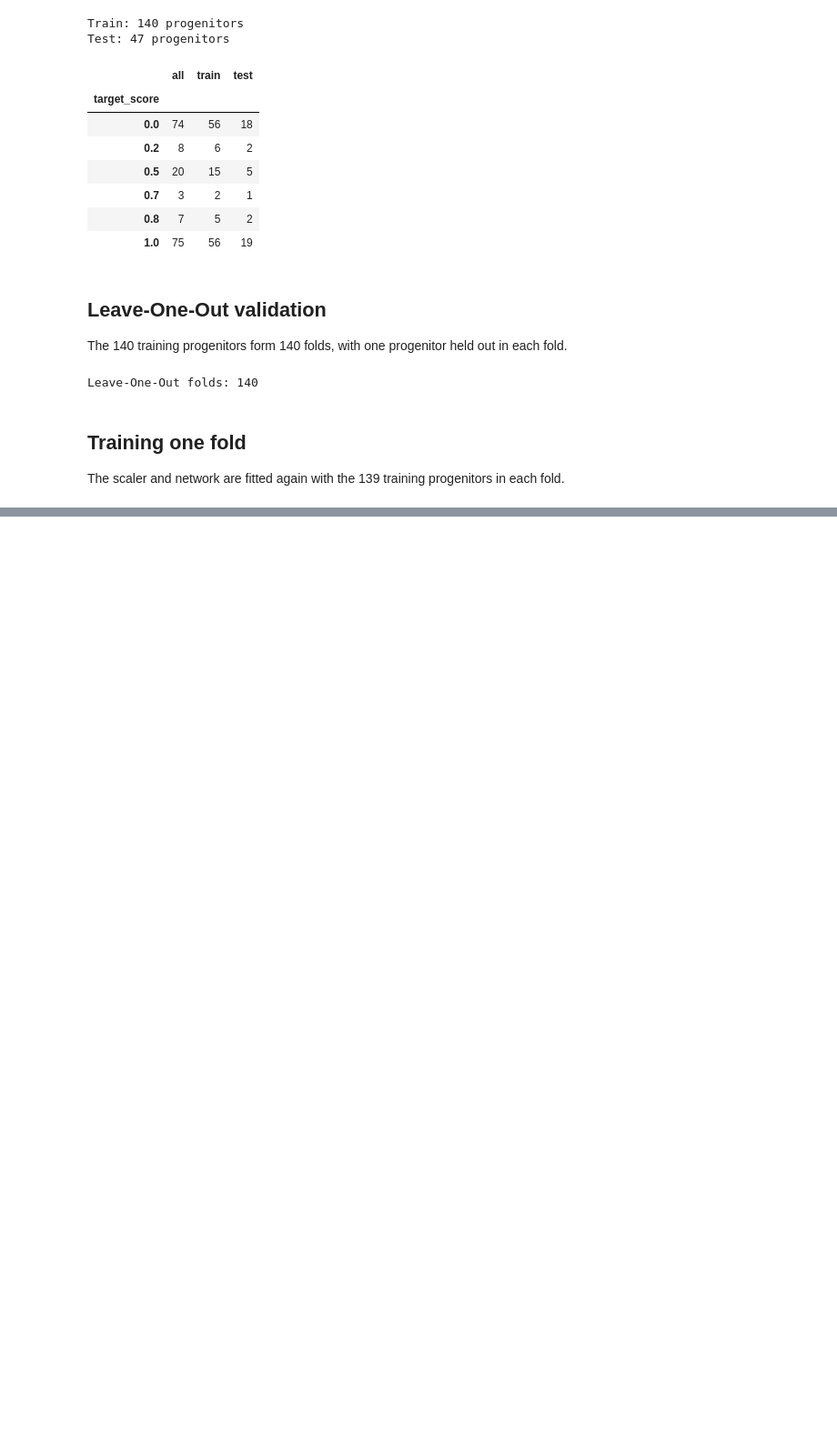
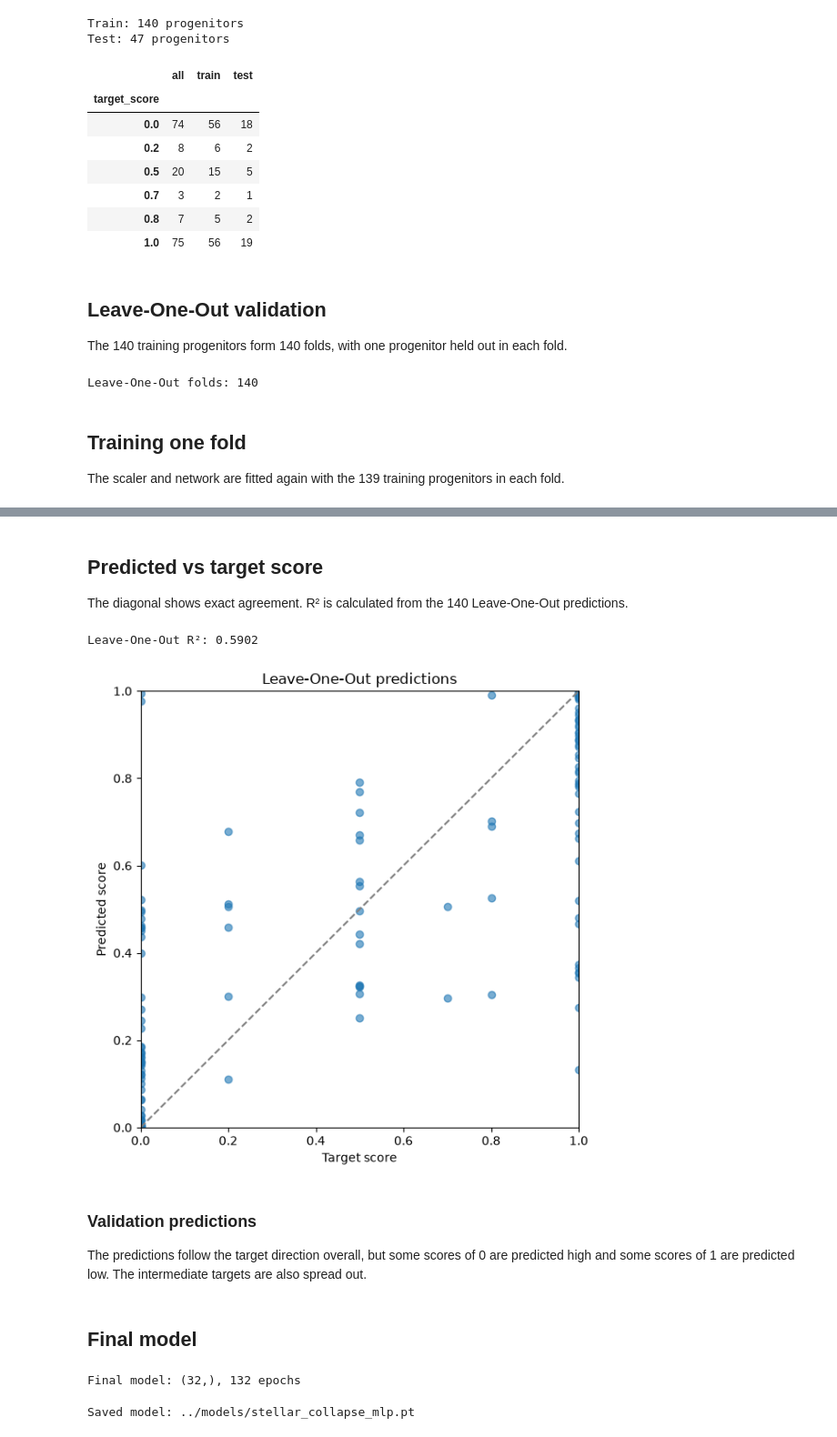
Before and after one commit to FedeMoroni/stellar-collapse-classification, a Jupyter notebook: notebooks/03_supervised_learning.ipynb, the cells around one changed output, grey strips where cells are left out. Shown at 91% size. Saved outputs shown, nothing was run; the diff lists cells and outputs as text; code cells hidden in the pictures; blank space fills up the shorter version.

```diff
--- a/notebooks/03_supervised_learning.ipynb
+++ b/notebooks/03_supervised_learning.ipynb
@@ -221,0 +289,63 @@ Low improvement near epoch 132
+# %% [markdown]
+## Predicted vs target score
+
+The diagonal shows exact agreement. R² is calculated from the 140 Leave-One-Out predictions.
+# %%
+r2 = r2_score(y_train, loo_predictions)
+print(f"Leave-One-Out R²: {r2:.4f}")
+
+plt.figure(figsize=(6, 6))
+plt.scatter(y_train, loo_predictions, alpha=0.6)
+plt.plot([0, 1], [0, 1], color="gray", linestyle="--")
+plt.xlabel("Target score")
+plt.ylabel("Predicted score")
+plt.title("Leave-One-Out predictions")
+plt.xlim(0, 1)
+plt.ylim(0, 1)
+plt.tight_layout()
+plt.show()
+# %% [output]
+Leave-One-Out R²: 0.5902
+[figure, added]
+# %% [markdown]
+### Validation predictions
+
+The predictions follow the target direction overall, but some scores of 0 are predicted high and some scores of 1 are predicted low. The intermediate targets are also spread out.
+# %% [markdown]
+## Final model
+# %%
+torch.manual_seed(RANDOM_SEED)
+scaler = StandardScaler()
+X_final_train = torch.tensor(scaler.fit_transform(X_train), dtype=torch.float32, device=device)
+y_final_train = torch.tensor(y_train.to_numpy(), dtype=torch.float32, device=device).reshape(-1, 1)
+
+final_model = StellarCollapseMLP(X_train.shape[1], FINAL_HIDDEN_SIZES).to(device)
+loss_fn = nn.BCEWithLogitsLoss()
+optimizer = torch.optim.Adam(final_model.parameters(), lr=0.001)
+
+final_model.train()
+for _ in range(FINAL_EPOCHS):
+    optimizer.zero_grad()
+    loss = loss_fn(final_model(X_final_train), y_final_train)
+    loss.backward()
+    optimizer.step()
+
+final_model.eval()
+print(f"Final model: {FINAL_HIDDEN_SIZES}, {FINAL_EPOCHS} epochs")
+# %% [output]
+Final model: (32,), 132 epochs
+# %%
+model_path = Path("../models/stellar_collapse_mlp.pt")
+model_path.parent.mkdir(exist_ok=True)
+
+torch.save({
+    "state_dict": {name: value.cpu() for name, value in final_model.state_dict().items()},
+    "hidden_sizes": FINAL_HIDDEN_SIZES,
+    "feature_names": X_train.columns.tolist(),
+    "scaler_mean": scaler.mean_.tolist(),
+    "scaler_scale": scaler.scale_.tolist(),
+    "threshold": 0.5,
+}, model_path)
+print(f"Saved model: {model_path}")
+# %% [output]
+Saved model: ../models/stellar_collapse_mlp.pt
```
Also changed, not shown: parts of 18 cells of this notebook, 11 other files.
